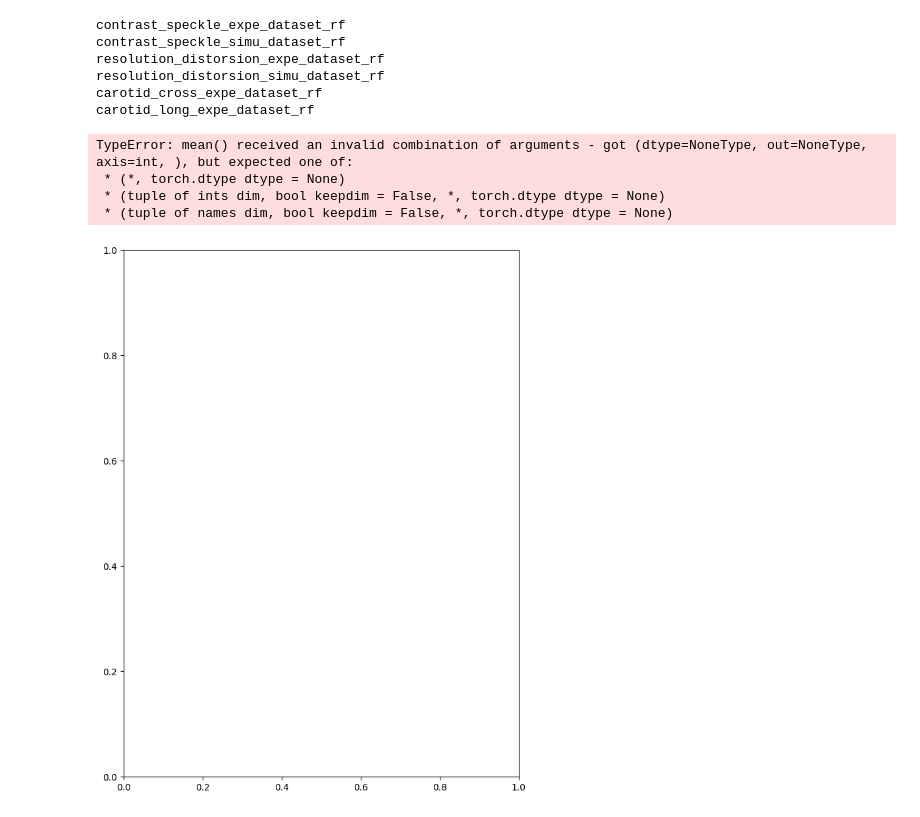
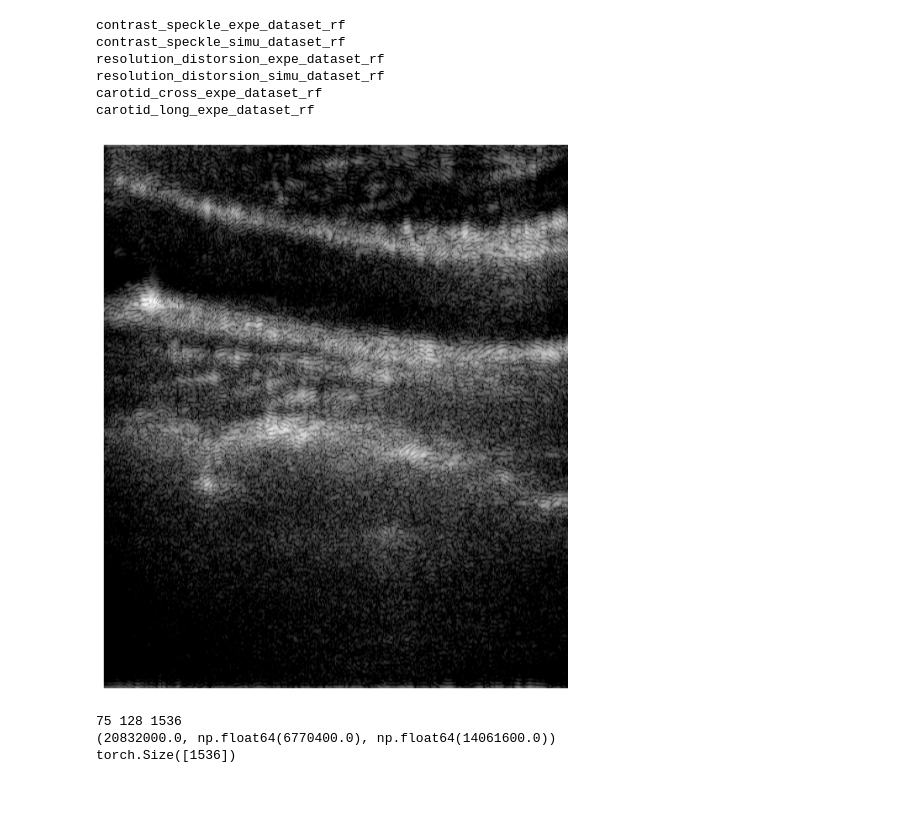
Before and after one commit to Tio-Panda/deep_bf, a Jupyter notebook: test5.ipynb, the cells around one changed output. Saved outputs shown, nothing was run; the diff lists cells and outputs as text; code cells hidden in the pictures.

```diff
--- a/test5.ipynb
+++ b/test5.ipynb
@@ -8,7 +8,7 @@ import numpy as np
 
 dl = DataLoader("/home/panda/rf_data/")
 
-names = [
+picmus_names = [
     "contrast_speckle_expe_dataset_rf",
     "contrast_speckle_simu_dataset_rf",
     "resolution_distorsion_expe_dataset_rf",
@@ -16,6 +16,9 @@ names = [
     "carotid_cross_expe_dataset_rf",
     "carotid_long_expe_dataset_rf"
 ]
+
+#picmus_names = [ "contrast_speckle_expe_dataset_rf" ]
+
 
 nz = 1024
 nx = 512
@@ -29,11 +32,15 @@ dtype = torch.float32
 from deep_bf.wrapper import BenchmarkWrapper
 
 bf_names = [
-    "RFGridSampleDAS"
+    "DASGridSample",
+    "DASManual",
+    "FDMAS"
 ]
 
+bf_names = ["FDMAS"]
+
 output = {}
-for name in names:
+for name in picmus_names:
     print(name)
     pw = dl.get_defined_pwdata(name, "RF")
     angles_idx = np.arange(pw.n_angles)
@@ -52,28 +59,40 @@ carotid_cross_expe_dataset_rf
 carotid_long_expe_dataset_rf
 # %%
 import matplotlib.pyplot as plt
-import numpy as np
 
-o = output["contrast_speckle_expe_dataset_rf"][0]
+picmus_idx = 5
+bf_idx = 0
+o = output[picmus_names[picmus_idx]][bf_names[bf_idx]]
 
 vmin = -60
 vmax = 0
 
 fig = plt.figure(figsize=(6, 8), frameon=False)
 ax = fig.add_axes([0, 0, 1, 1])
 
 b_mode = o.get_bmode(vmin=vmin, vmax=vmax)
 extent = (o.xlims[0], o.xlims[-1], o.zlims[-1], o.zlims[0])
 
 
-ax.imshow(b_mode, cmap='gray', vmin=-60, vmax=0,
+ax.imshow(b_mode, cmap='gray', vmin=vmin, vmax=vmax,
           extent=extent,
           aspect='equal')
 ax.set_axis_off()
 plt.show()
 # %% [output]
-TypeError: mean() received an invalid combination of arguments - got (dtype=NoneType, out=NoneType, axis=int, ), but expected one of:
- * (*, torch.dtype dtype = None)
- * (tuple of ints dim, bool keepdim = False, *, torch.dtype dtype = None)
- * (tuple of names dim, bool keepdim = False, *, torch.dtype dtype = None)
-[figure, old version]
+[figure, new version]
+# %%
+from deep_bf.beamformers import get_freqs, pass_band_filter
+
+a, c, N = pw.data.shape
+print(a, c, N)
+
+freqs = get_freqs(pw.fs, pw.fc, BW=0.7, for_dmas=True)
+print(freqs)
+
+H = pass_band_filter(N, freqs, "tukey25", device=device, dtype=dtype)
+print(H.shape)
+# %% [output]
+75 128 1536
+(20832000.0, np.float64(6770400.0), np.float64(14061600.0))
+torch.Size([1536])
```
Also changed, not shown: 4 other files.
